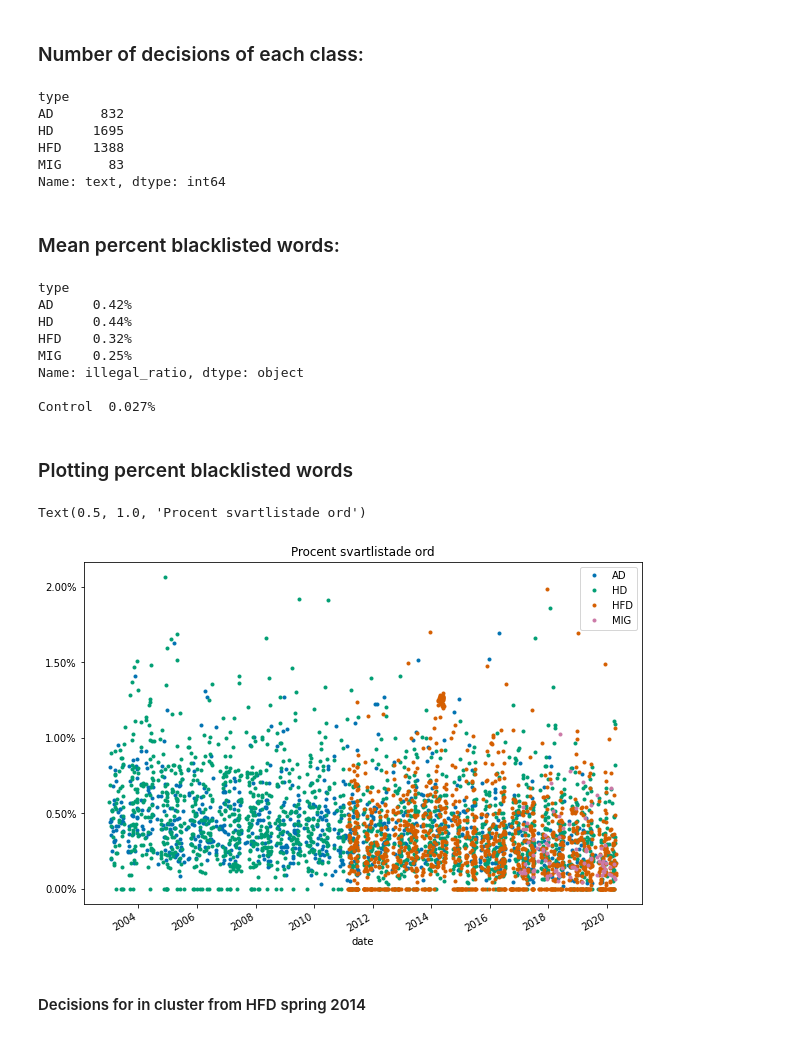
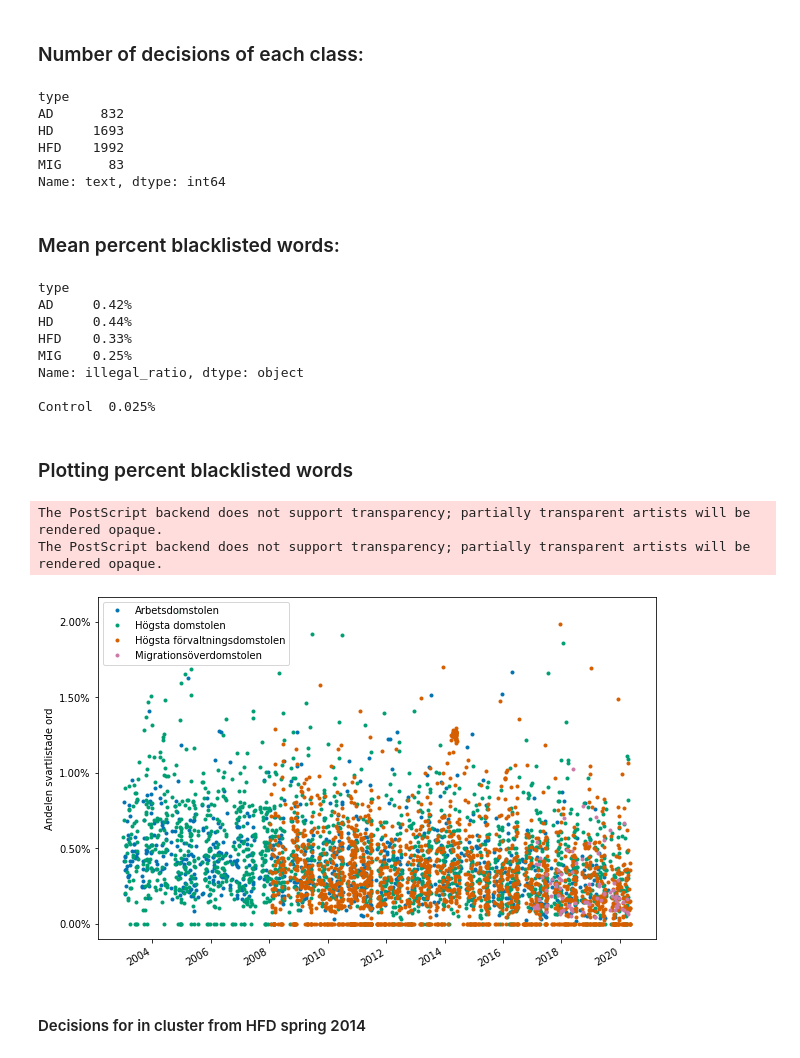
Before and after one commit to karvla/lawlingo, a Jupyter notebook: lawlingo.ipynb, the cells around one changed output. Saved outputs shown, nothing was run; the diff lists cells and outputs as text; code cells hidden in the pictures.

```diff
--- a/lawlingo.ipynb
+++ b/lawlingo.ipynb
@@ -72,6 +72,7 @@ def data_from_pdf_page(url):
 
     pdf_element = soup.find("a", href=re.compile(r".+\.pdf"))
     date_element = soup.find("span", class_ = "publisher__byline")
+    id_element = soup.find("span", class_ = "value-list__item")
 
     if pdf_element is None:
         print('Failed, no pdf', url)
@@ -82,9 +83,10 @@ def data_from_pdf_page(url):
     else:
         date = datetime.fromisoformat(date_element.text[:-1])
         pdf_url = BASE_URL + pdf_element["href"]
+        _id = id_element.text
         file_name = re.findall(r"(.+\/)*(.+\..+)$", pdf_url)[0][1]
         text = text_from_url(pdf_url)
-        return {"date": date, "url": pdf_url, "text": text}
+        return {"date": date, "url": pdf_url, "text": text, "id" : _id}
 
 def words(text):
     """
@@ -111,18 +113,15 @@ def get_migrations():
             if url[-3:] != "pdf":
                 data.append(data_from_pdf_page(url))
                 continue
-            try:
-                urllib.request.urlretrieve(url, "./cache/temp.pdf")
-            except:
-                print("Could not fetch ", date, url)
+            elif " " in url or "å" in url:
                 continue
-            text = textract.process('./cache/temp.pdf', encoding='utf-16').decode('utf-16')
-            data.append({'date': datetime.fromisoformat(date), 'url': url, 'text': text})
+            else:
+                text = text_from_url(url)
+                data.append({'date': datetime.fromisoformat(date), 'url': url, 'text': text})
 
     # From folder
     folder = './missing_mig/'
     for file_name in os.listdir(folder):
-        print(file_name)
         date = file_name[:10]
         url = folder + file_name
         text = textract.process(url, encoding='utf-16').decode('utf-16')
@@ -185,4 +184,3 @@ def _id_hfd(text):
 df_hd = pd.DataFrame([data_from_pdf_page(url) for url in get_domstol_se("hogsta-domstolen/avgoranden/?f=DecisionType_list:decision") if data_from_pdf_page(url) is not None])
 df_hd = df_hd.loc[df_hd['text'].apply(lambda x: not x.isspace())]
 df_hd["type"] = "HD"
-df_hd["id"] = df_hd['text'].apply(_id)
@@ -191,7 +193,6 @@ df_hd["id"] = df_hd['text'].apply(_id)
 df_hfd = pd.DataFrame([data_from_pdf_page(url) for url in get_domstol_se("hogsta-forvaltningsdomstolen/avgoranden/") if data_from_pdf_page(url) is not None])
 df_hfd = df_hfd.loc[df_hfd['text'].apply(lambda x: not x.isspace())]
 df_hfd["type"] = "HFD"
-df_hfd["id"] = df_hfd['text'].apply(_id_hfd)
 # %%
 # Adding descisions from Migrationsdomstolen
 df_mig = pd.DataFrame(get_migrations())
@@ -240,4 +241,5 @@ df['n_illegal_occurences'] = list(map(lambda x: sum(x.values()), df['illegal_cou
 df['illegal_ratio'] = df['n_illegal_occurences']/df['n_words']
 df.set_index('date', inplace=True)
 df = df.sort_index()
+df = df.loc[df.index <= datetime.fromisofromat('2020-05-14')]
 # %% [markdown]
@@ -265,8 +267,8 @@ df.groupby('type')['text'].count()
 # %% [output]
 type
 AD      832
-HD     1695
-HFD    1388
+HD     1693
+HFD    1992
 MIG      83
 Name: text, dtype: int64
 # %% [markdown]
@@ -279,26 +281,29 @@ print("Control\t",  str(round(mean_news*100, 3))+"%")
 type
 AD     0.42%
 HD     0.44%
-HFD    0.32%
+HFD    0.33%
 MIG    0.25%
 Name: illegal_ratio, dtype: object
 
-Control  0.027%
+Control  0.025%
 # %% [markdown]
 ### Plotting percent blacklisted words
 # %%
 import matplotlib.ticker as mtick
 import mpld3
 mpld3.disable_notebook() # Enable for zoom
 plt.style.use('seaborn-colorblind')
 
 ax = df.groupby(['type'])['illegal_ratio'].plot(style='o', ms=3, figsize=(10,7))
 ax[0].yaxis.set_major_formatter(mtick.PercentFormatter(xmax=1.0))
-ax[0].legend()
-ax[0].set_title("Procent svartlistade ord")
+ax[0].legend(['Arbetsdomstolen', 'Högsta domstolen', 'Högsta förvaltningsdomstolen', 'Migrationsöverdomstolen'])
+ax[0].set_ylabel('Andelen svartlistade ord')
+ax[0].set_xlabel('')
+plt.savefig('figur1.eps')
 # %% [output]
-Text(0.5, 1.0, 'Procent svartlistade ord')
+The PostScript backend does not support transparency; partially transparent artists will be rendered opaque.
+The PostScript backend does not support transparency; partially transparent artists will be rendered opaque.
-[figure, old version]
+[figure, new version]
 # %% [markdown]
 #### Decisions for in cluster from HFD spring 2014
 # %%
```
Also changed, not shown: parts of 12 cells of this notebook.
